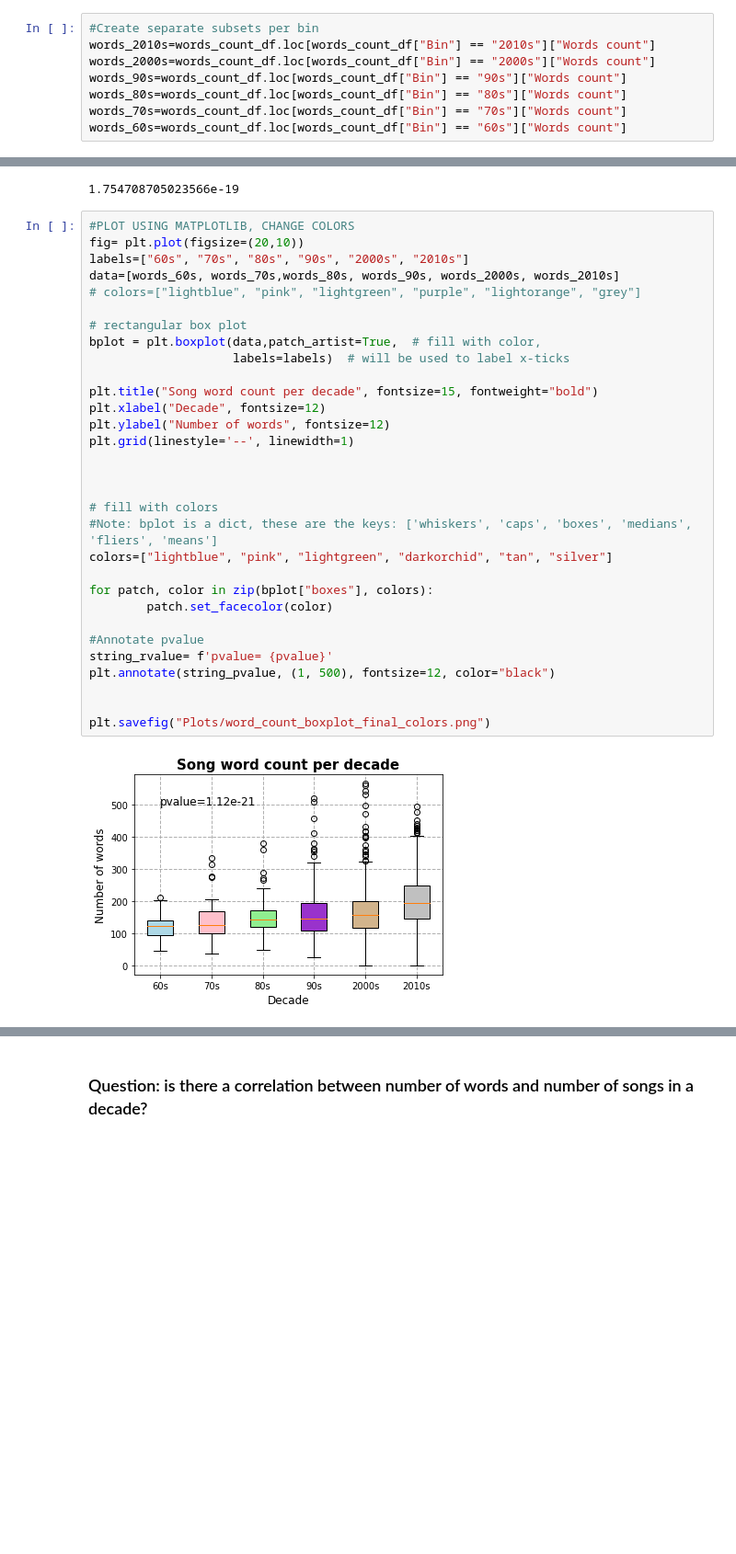
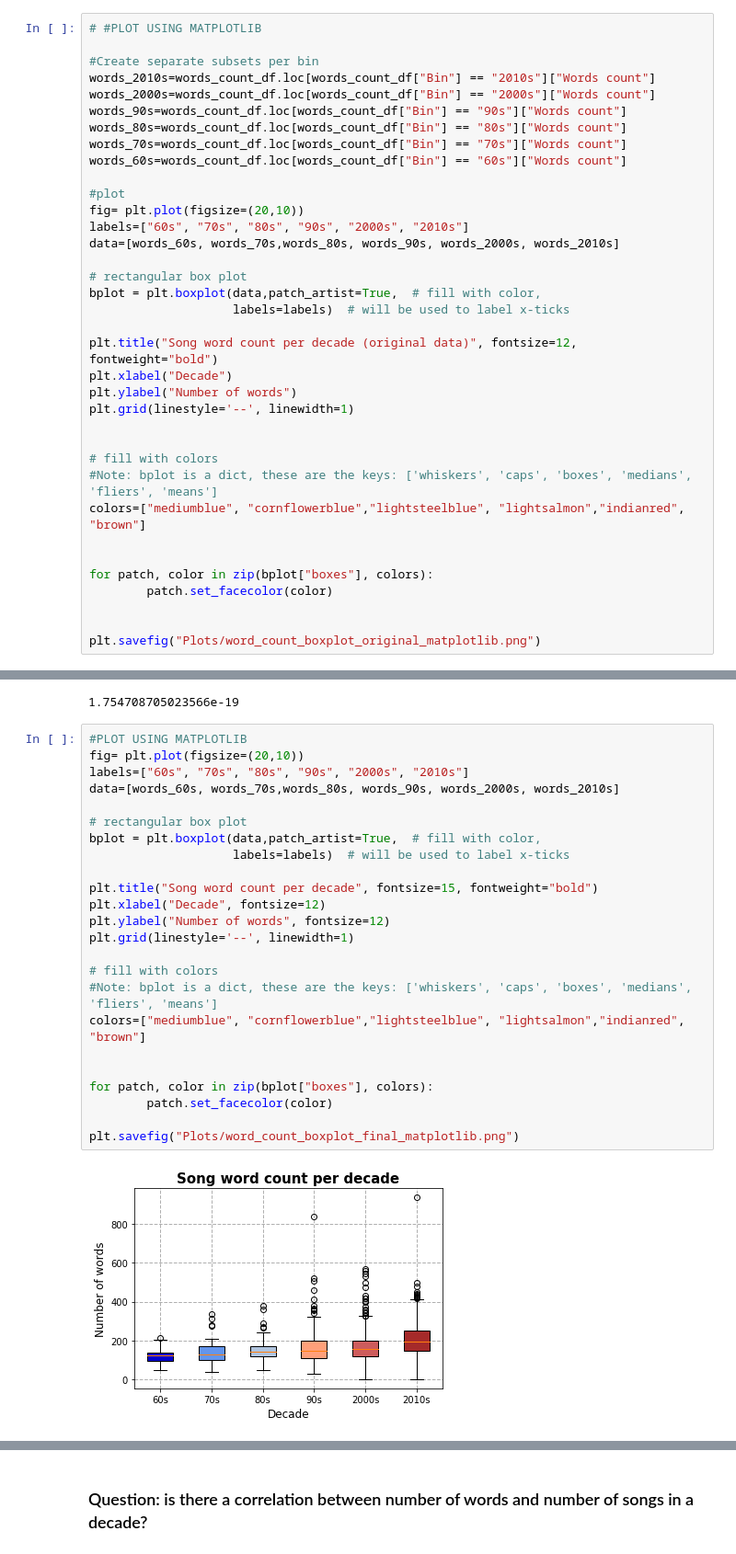
Before and after one commit to ATSeagle/project1, a Jupyter notebook: Lyrics_analysis_wordcount_final_LC.ipynb, the cells around one changed output, grey strips where cells are left out. Shown at 92% size. Drawn from its saved outputs; the diff is of its cells as text; blank space fills up the shorter version.

Commit message:
updated plots

```diff
--- a/Lyrics_analysis_wordcount_final_LC.ipynb
+++ b/Lyrics_analysis_wordcount_final_LC.ipynb
@@ -300,6 +263,8 @@ words_count_df
 | 1109 | You Wanted More | Tonic | 109 | 1999 | 90s |
 1110 rows × 5 columns
 # %%
+# #PLOT USING MATPLOTLIB
+
 #Create separate subsets per bin
 words_2010s=words_count_df.loc[words_count_df["Bin"] == "2010s"]["Words count"]
 words_2000s=words_count_df.loc[words_count_df["Bin"] == "2000s"]["Words count"]
@@ -307,3 +272,29 @@ words_90s=words_count_df.loc[words_count_df["Bin"] == "90s"]["Words count"]
 words_80s=words_count_df.loc[words_count_df["Bin"] == "80s"]["Words count"]
 words_70s=words_count_df.loc[words_count_df["Bin"] == "70s"]["Words count"]
 words_60s=words_count_df.loc[words_count_df["Bin"] == "60s"]["Words count"]
+
+#plot
+fig= plt.plot(figsize=(20,10))
+labels=["60s", "70s", "80s", "90s", "2000s", "2010s"]
+data=[words_60s, words_70s,words_80s, words_90s, words_2000s, words_2010s]
+
+# rectangular box plot
+bplot = plt.boxplot(data,patch_artist=True,  # fill with color,
+                    labels=labels)  # will be used to label x-ticks
+
+plt.title("Song word count per decade (original data)", fontsize=12, fontweight="bold")
+plt.xlabel("Decade")
+plt.ylabel("Number of words")
+plt.grid(linestyle='--', linewidth=1)
+
+
+# fill with colors
+#Note: bplot is a dict, these are the keys: ['whiskers', 'caps', 'boxes', 'medians', 'fliers', 'means']
+colors=["mediumblue", "cornflowerblue","lightsteelblue", "lightsalmon","indianred", "brown"]
+
+
+for patch, color in zip(bplot["boxes"], colors):
+        patch.set_facecolor(color)
+
+
+plt.savefig("Plots/word_count_boxplot_original_matplotlib.png")
@@ -464,35 +482,28 @@ pvalue
 # %% [output]
 1.754708705023566e-19
 # %%
-#PLOT USING MATPLOTLIB, CHANGE COLORS
+#PLOT USING MATPLOTLIB
 fig= plt.plot(figsize=(20,10))
 labels=["60s", "70s", "80s", "90s", "2000s", "2010s"]
 data=[words_60s, words_70s,words_80s, words_90s, words_2000s, words_2010s]
-# colors=["lightblue", "pink", "lightgreen", "purple", "lightorange", "grey"]
 
 # rectangular box plot
 bplot = plt.boxplot(data,patch_artist=True,  # fill with color,
                     labels=labels)  # will be used to label x-ticks
 
 plt.title("Song word count per decade", fontsize=15, fontweight="bold")
 plt.xlabel("Decade", fontsize=12)
 plt.ylabel("Number of words", fontsize=12)
 plt.grid(linestyle='--', linewidth=1)
 
-
-
 # fill with colors
 #Note: bplot is a dict, these are the keys: ['whiskers', 'caps', 'boxes', 'medians', 'fliers', 'means']
-colors=["lightblue", "pink", "lightgreen", "darkorchid", "tan", "silver"]
+colors=["mediumblue", "cornflowerblue","lightsteelblue", "lightsalmon","indianred", "brown"]
+
 
 for patch, color in zip(bplot["boxes"], colors):
         patch.set_facecolor(color)
 
-#Annotate pvalue
-string_rvalue= f'pvalue= {pvalue}'
-plt.annotate(string_pvalue, (1, 500), fontsize=12, color="black")
-
-
-plt.savefig("Plots/word_count_boxplot_final_colors.png")
+plt.savefig("Plots/word_count_boxplot_final_matplotlib.png")
 # %% [output]
-[figure, old version]
+[figure, new version]
```
Also changed, not shown: parts of 16 cells of this notebook, 12 other files.
